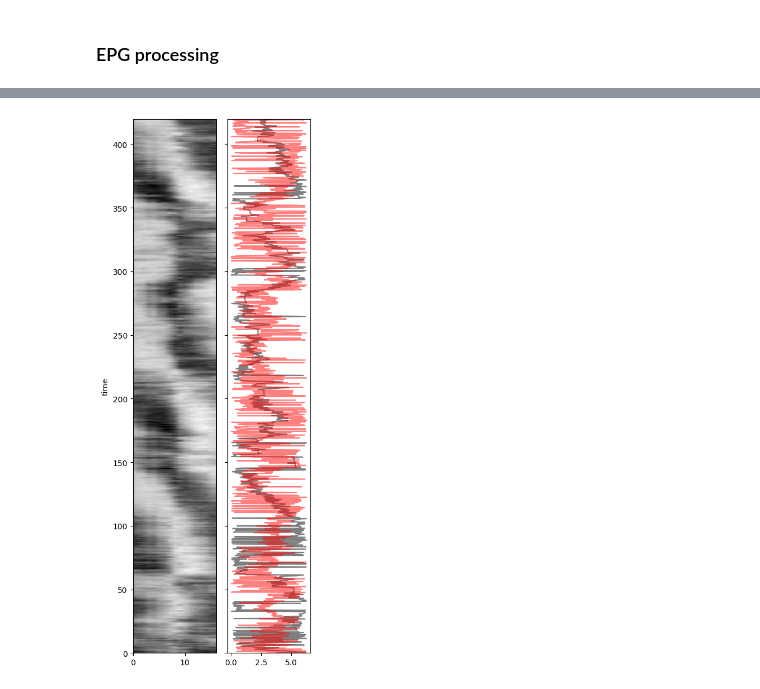
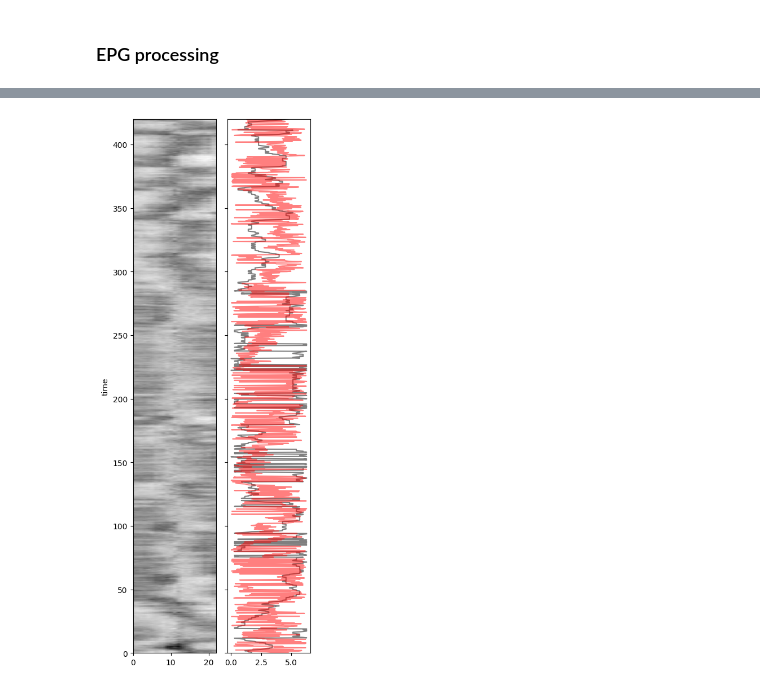
Before and after one commit to jingxuanf0214/thesis-2p-behavior-align, a Jupyter notebook: Exploratory analysis.ipynb, the cells around one changed output, grey strips where cells are left out. Cells and saved outputs as stored; diff of their text form; code cells hidden in the pictures.

```diff
--- a/Exploratory analysis.ipynb
+++ b/Exploratory analysis.ipynb
@@ -40,10 +40,10 @@ from scipy.integrate import quad
 # %% [output]
 WARNING:tensorflow:From c:\Users\wilson\anaconda3\envs\2p_process\lib\site-packages\keras\src\losses.py:2976: The name tf.losses.sparse_softmax_cross_entropy is deprecated. Please use tf.compat.v1.los ...
 # %%
-base_path = "//research.files.med.harvard.edu/neurobio/wilsonlab/Jingxuan/processed/hDeltaB_imaging/qualified_sessions/no_odor/"
-example_path_data = base_path+"20230518-7_hDeltaB_EPG_syntGCAMP7f_fly2_long_nojump_15/data/"
-example_path_results = base_path+"20230518-7_hDeltaB_EPG_syntGCAMP7f_fly2_long_nojump_15/results/"
-trial_num = 2
+base_path = "//research.files.med.harvard.edu/neurobio/wilsonlab/Jingxuan/processed/hDeltaB_imaging/qualified_sessions/odor_trials/to_check/"
+example_path_data = base_path+"20230612-5_EPGhDeltaB_syntGCAMP7f_odor_apple/data/"
+example_path_results = base_path+"20230612-5_EPGhDeltaB_syntGCAMP7f_odor_apple/results/"
+trial_num = 4
 odor_threshold = 5
 time_interval_threshold = 16  # Assuming time is in seconds or an equivalent unit
 k = 8
@@ -125,18 +134,12 @@ def calculate_translational_velocity_df(df):
     # Convert side velocity from rad/s to mm/s
     #df['side_velocity_mm'] = df['sideV'] * radius
 
-    # Calculate components of the translational velocity
-    df['forward_component'] = df['fwV'] * np.cos(df['heading']) - df['sideV'] * np.sin(df['heading'])
-    df['side_component'] = df['fwV'] * np.sin(df['heading']) + df['sideV'] * np.cos(df['heading'])
-
     # Calculate the magnitude of the translational velocity
-    df['translational_velocity_mm_s'] = np.sqrt(df['forward_component']**2 + df['side_component']**2)
+    df['translational_velocity_mm_s'] = np.sqrt(df['sideV']**2 + df['fwV']**2)
 
     # Calculate the direction of the translational velocity
-    df['translational_direction_rad'] = np.arctan2(df['side_component'], df['forward_component'])
+    df['translational_direction_rad'] = (df['heading'] + np.arctan2(df['sideV'], df['fwV'])) % (2*np.pi)
 
-    # Optional: drop intermediate columns if they are not needed
-    df.drop(columns=['forward_component', 'side_component'], inplace=True)
 
     return df
 
@@ -164,4 +183,4 @@ min(result_df.translational_direction_rad)
 # %%
-hdeltab_df = neural_df.filter(like='hDeltaB')
+hdeltab_df = neural_df.filter(like='HdELTAb')
 hdeltab_df
 # %% [output]
@@ -190,21 +226,21 @@ sns.heatmap(np.transpose(roi_mtx))
 # %%
 fig, (ax1, ax2) = plt.subplots(1, 2, sharey=True, figsize=(4, 10),gridspec_kw={'width_ratios': [1, 1]})
 ind1 = 0
 ind2 = len(hdeltab_df)
 
 # Heatmap on ax1
 c = ax1.pcolormesh(np.arange(np.transpose(roi_mtx).shape[0]), behav_df.time, roi_mtx, shading='gouraud',cmap='binary')
 #fig.colorbar(c, ax=ax1)
 ax1.set_ylabel('time')
 #ax1.set_xlabel('PB phase')
 # Scatter plot on ax2
-ax2.plot(2*np.pi-behav_df.heading, behav_df.time, color='black',alpha=0.5,label='heading')
-ax2.plot(result_df.translational_direction_rad+np.pi, behav_df.time, color='red',alpha=0.5,label='translational direction')
+ax2.plot(2*np.pi-param_df.phase, behav_df.time, color='black',alpha=0.5,label='heading')
+ax2.plot(result_df.translational_direction_rad, behav_df.time, color='red',alpha=0.5,label='translational direction')
 #plt.legend()
 #ax2.set_ylabel('heading')
 #ax2.set_xlabel('heading')
 
 plt.tight_layout()
 plt.show()
 # %% [output]
-[figure, old version]
+[figure, new version]
```
Also changed, not shown: parts of 29 cells of this notebook, 1 other file.
